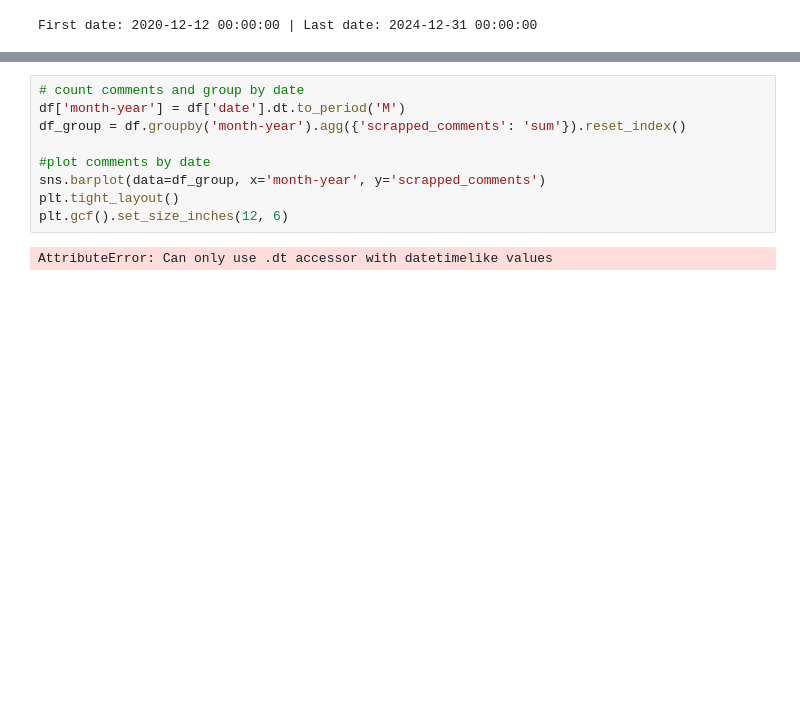
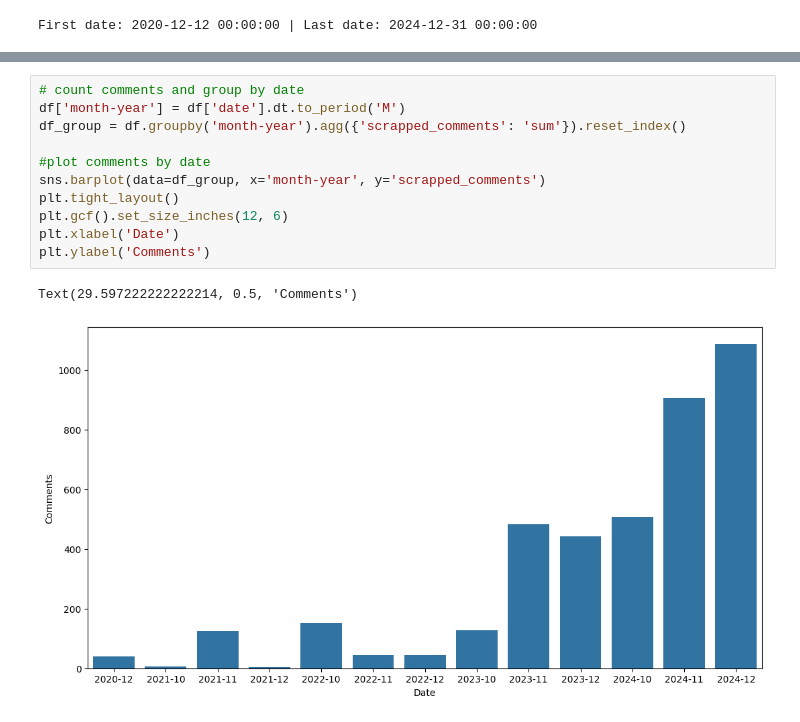
Before and after one commit to enmanuelmag/ID-v3-Scrapper, a Jupyter notebook: Data.ipynb, the cells around one changed output, grey strips where cells are left out. Saved outputs shown, nothing was run; the diff lists cells and outputs as text; blank space fills up the shorter version.

```diff
--- a/Data.ipynb
+++ b/Data.ipynb
@@ -41,11 +44,14 @@ plt.gcf().set_size_inches(12, 6)
 # %%
 # count comments and group by date
 df['month-year'] = df['date'].dt.to_period('M')
 df_group = df.groupby('month-year').agg({'scrapped_comments': 'sum'}).reset_index()
 
 #plot comments by date
 sns.barplot(data=df_group, x='month-year', y='scrapped_comments')
 plt.tight_layout()
 plt.gcf().set_size_inches(12, 6)
+plt.xlabel('Date')
+plt.ylabel('Comments')
 # %% [output]
-AttributeError: Can only use .dt accessor with datetimelike values
+Text(29.597222222222214, 0.5, 'Comments')
+[figure, added]
```
Also changed, not shown: parts of 1 cell of this notebook, 2 other files.
